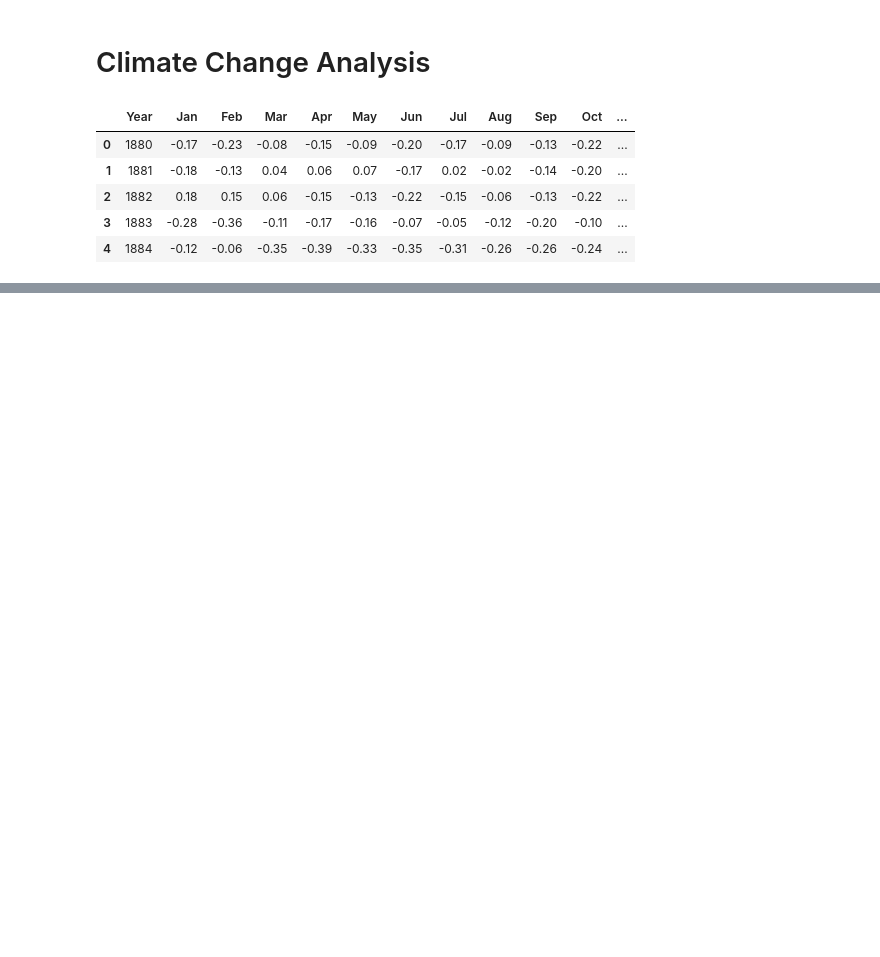
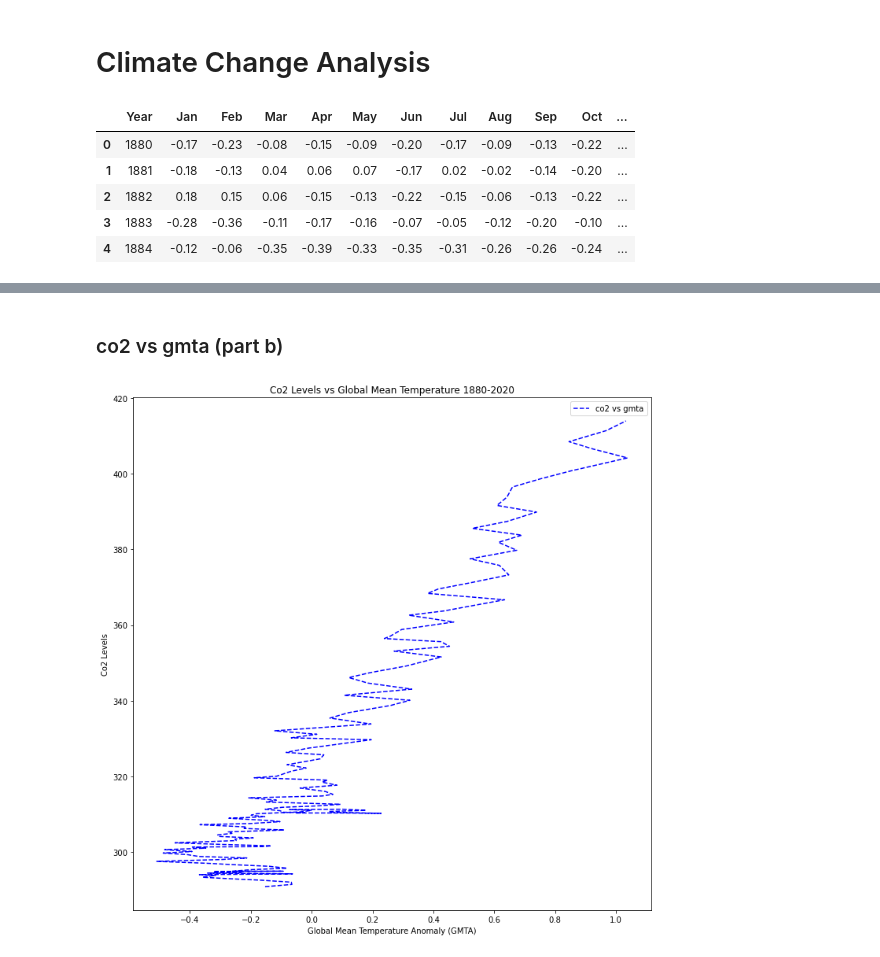
Before and after one commit to elilaird/math-projects, a Jupyter notebook: Climate Change/Climate Change Analysis.ipynb, the cells around one changed output, grey strips where cells are left out. Saved outputs shown, nothing was run; the diff lists cells and outputs as text; code cells hidden in the pictures; blank space fills up the shorter version.

```diff
--- a/Climate Change/Climate Change Analysis.ipynb
+++ b/Climate Change/Climate Change Analysis.ipynb
@@ -31,0 +91,14 @@ monthly_c02.head()
+# %% [markdown]
+### co2 vs gmta (part b)
+# %%
+plt.figure(figsize=(10,10))
+plt.plot(gmta['mean'], co2['mean'], 'b--', label='co2 vs gmta')
+plt.title('Co2 Levels vs Global Mean Temperature 1880-2020')
+plt.xlabel('Global Mean Temperature Anomaly (GMTA)')
+plt.ylabel('Co2 Levels')
+plt.legend(loc='best')
+
+plt.tight_layout()
+plt.show()
+# %% [output]
+[figure, added]
```
Also changed, not shown: parts of 12 cells of this notebook, 1 other file.
